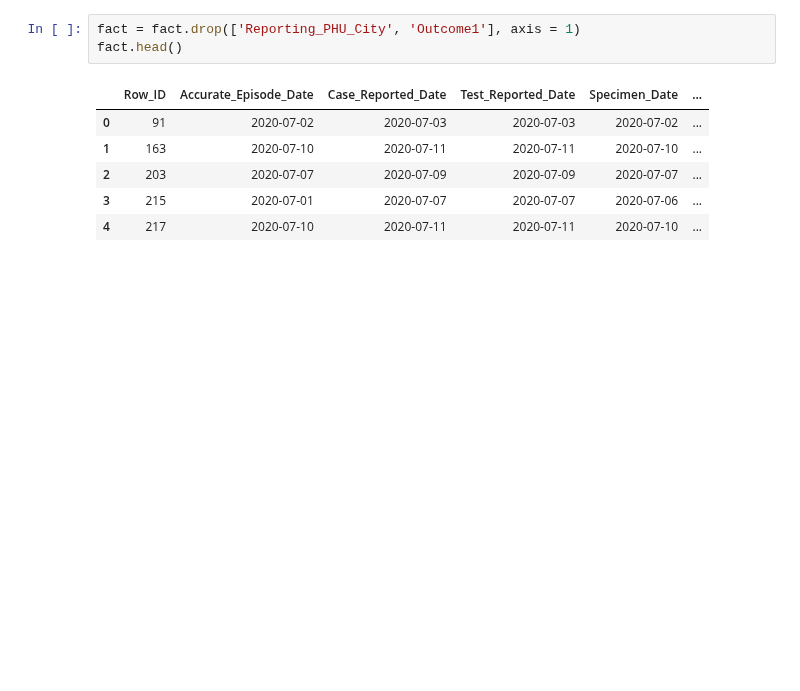
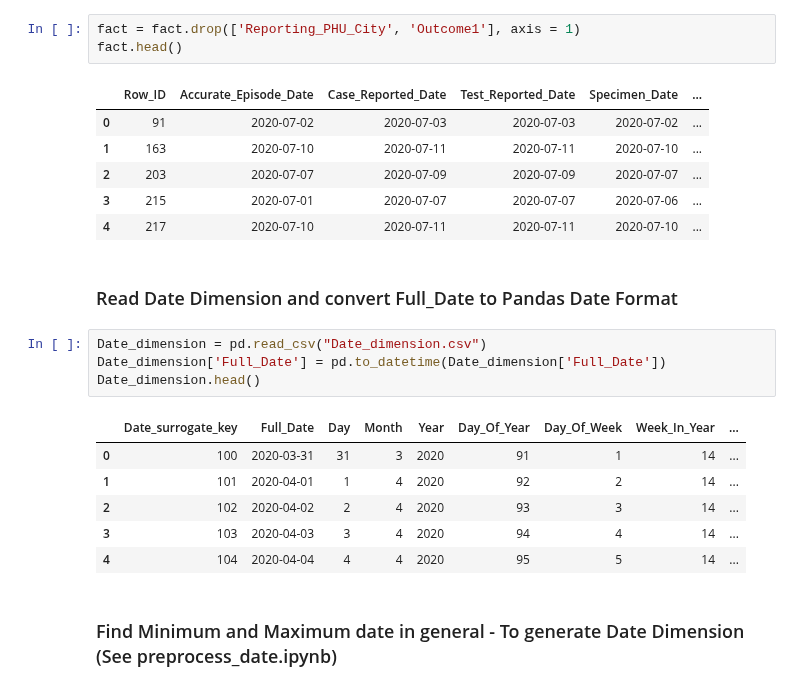
Before and after one commit to vekshan/Covid-19-Tracking-and-Lifestyle-Trends, a Jupyter notebook: generate_fact_table.ipynb, the cells around one changed output. Saved outputs shown, nothing was run; the diff lists cells and outputs as text; blank space fills up the shorter version.

Commit message:
[NEW] Add text to accompany code in generate_fact_table.ipynb and Add surrogate keys for date columns

```diff
--- a/generate_fact_table.ipynb
+++ b/generate_fact_table.ipynb
@@ -122,3 +139,18 @@ fact.head()
 | 2 | 203 | 2020-07-07 | 2020-07-09 | 2020-07-09 | 2020-07-07 | ... |
 | 3 | 215 | 2020-07-01 | 2020-07-07 | 2020-07-07 | 2020-07-06 | ... |
 | 4 | 217 | 2020-07-10 | 2020-07-11 | 2020-07-11 | 2020-07-10 | ... |
+# %% [markdown]
+### Read Date Dimension and convert Full_Date to Pandas Date Format
+# %%
+Date_dimension = pd.read_csv("Date_dimension.csv")
+Date_dimension['Full_Date'] = pd.to_datetime(Date_dimension['Full_Date'])
+Date_dimension.head()
+# %% [output]
+|  | Date_surrogate_key | Full_Date | Day | Month | Year | Day_Of_Year | Day_Of_Week | Week_In_Year | ... |
+| 0 | 100 | 2020-03-31 | 31 | 3 | 2020 | 91 | 1 | 14 | ... |
+| 1 | 101 | 2020-04-01 | 1 | 4 | 2020 | 92 | 2 | 14 | ... |
+| 2 | 102 | 2020-04-02 | 2 | 4 | 2020 | 93 | 3 | 14 | ... |
+| 3 | 103 | 2020-04-03 | 3 | 4 | 2020 | 94 | 4 | 14 | ... |
+| 4 | 104 | 2020-04-04 | 4 | 4 | 2020 | 95 | 5 | 14 | ... |
+# %% [markdown]
+### Find Minimum and Maximum date in general - To generate Date Dimension (See preprocess_date.ipynb)
```
Also changed, not shown: parts of 28 cells of this notebook, 1 other file.
